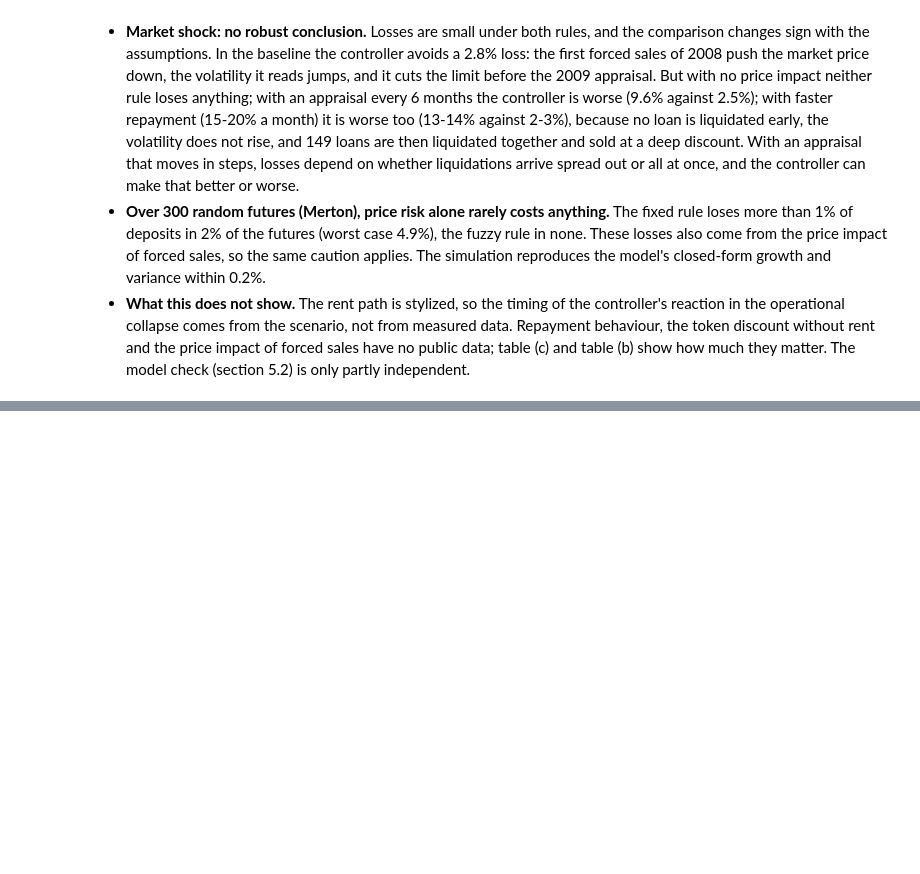
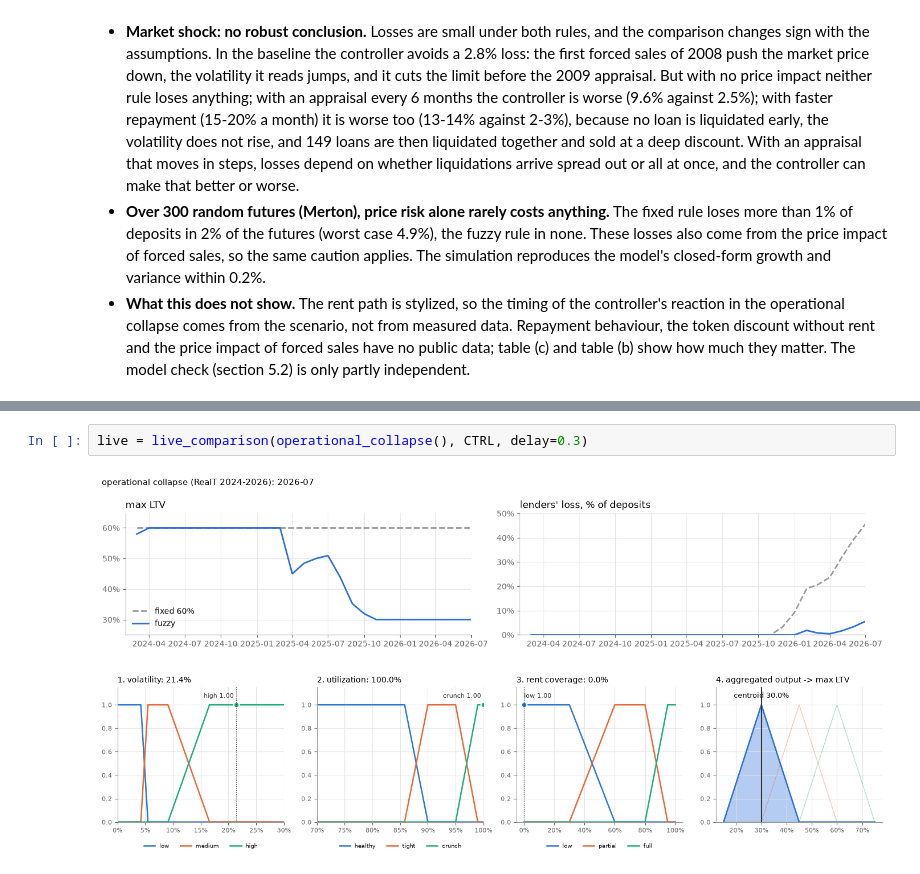
Before and after one commit to ChristopheAbelem/adaptive-ltv-rwa, a Jupyter notebook: 01_adaptive_ltv.ipynb, the cells around one changed output, grey strips where cells are left out. Cells and saved outputs as stored; diff of their text form; blank space fills up the shorter version.

Commit message:
Add real-time Streamlit app, live notebook display, CLI and conclusions

```diff
--- a/01_adaptive_ltv.ipynb
+++ b/01_adaptive_ltv.ipynb
@@ -917,0 +951,5 @@ fuzzy             0.00                0.0               0.00     0.01
+# %%
+live = live_comparison(operational_collapse(), CTRL, delay=0.3)
+# %% [output]
+[figure, added]
+[figure, added]
```
Also changed, not shown: parts of 8 cells of this notebook, 10 other files.
